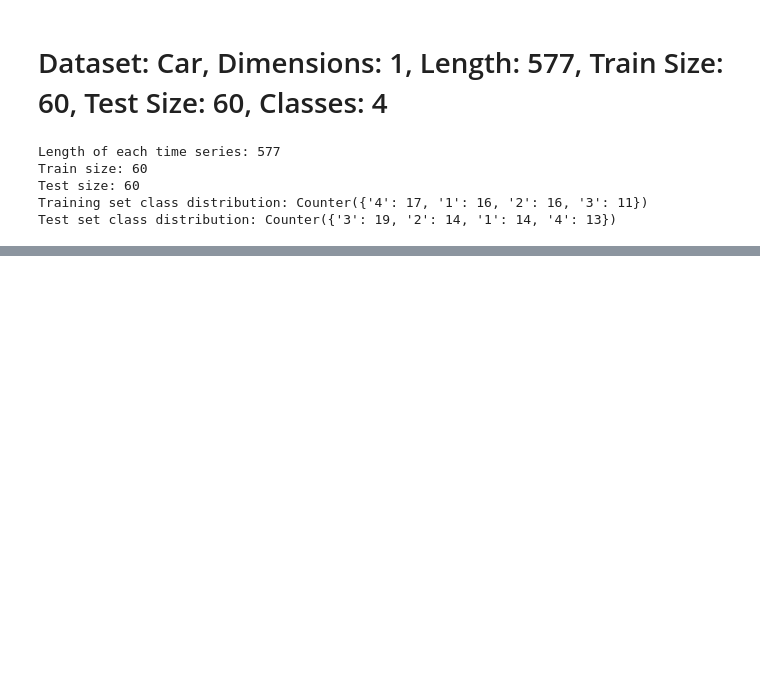
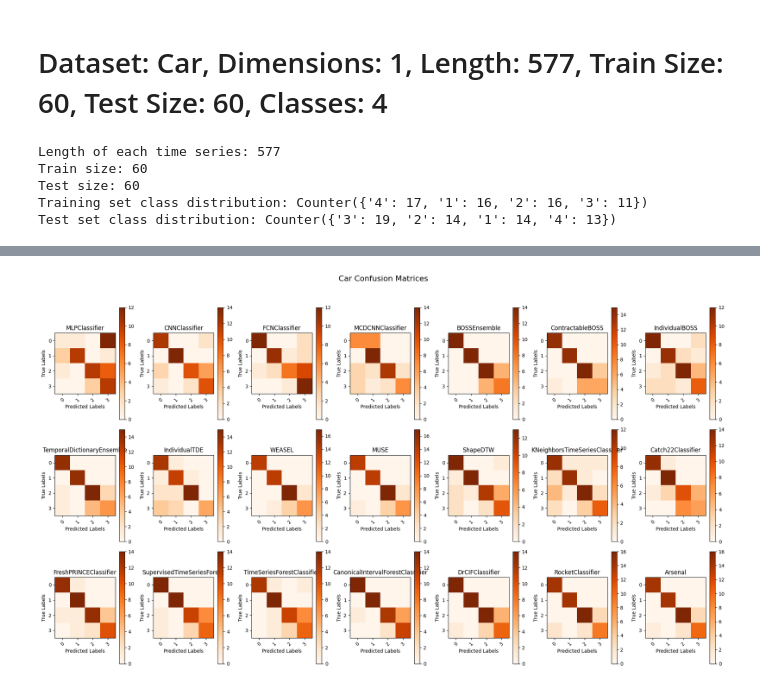
Before and after one commit to divnjl2/Time-Series-Classification, a Jupyter notebook: Univariate/Length Up to 700/Car.ipynb, the cells around one changed output, grey strips where cells are left out. Drawn from its saved outputs; the diff is of its cells as text; code cells hidden in the pictures; blank space fills up the shorter version.

```diff
--- a/Univariate/Length Up to 700/Car.ipynb
+++ b/Univariate/Length Up to 700/Car.ipynb
@@ -339,26 +377,28 @@ plot_results_improved(results, "F1 Score", dataset_name, "lightcoral")
 # %%
 # Plot confusion matrices together
 num_classifiers = len(results["Classifier"])
 num_cols = 7
 num_rows = -(-num_classifiers // num_cols)  # Ceiling division
 
 plt.figure(figsize=(20, 4 * num_rows))
 for i, classifier_name in enumerate(results["Classifier"]):
     plt.subplot(num_rows, num_cols, i + 1)
-    plt.imshow(results["Confusion Matrix"][i], interpolation='nearest', cmap=plt.cm.Blues)
+    plt.imshow(results["Confusion Matrix"][i], interpolation='nearest', cmap=plt.cm.Oranges)
     plt.title(f'{classifier_name}')
     plt.colorbar()
     plt.xlabel('Predicted Labels')
     plt.ylabel('True Labels')
     tick_marks = np.arange(len(np.unique(y_train)))
     plt.xticks(tick_marks, tick_marks, rotation=45)
     plt.yticks(tick_marks, tick_marks)
 
 # Adjust the spacing of the subplots to make room for the suptitle
 plt.subplots_adjust(top=0.85)  # You may need to adjust this value
 plt.suptitle(f"{dataset_name} Confusion Matrices", fontsize=16)
 
 # Save the figure with enough room for the suptitle
 plt.tight_layout(rect=[0, 0.03, 1, 0.95])  # You may need to adjust these values
 plt.savefig(f"{dataset_name}_Confusion_Matrices.png", bbox_inches='tight')
 plt.show()
+# %% [output]
+[figure, added]
```
Also changed, not shown: parts of 4 cells of this notebook, 10 other files.
